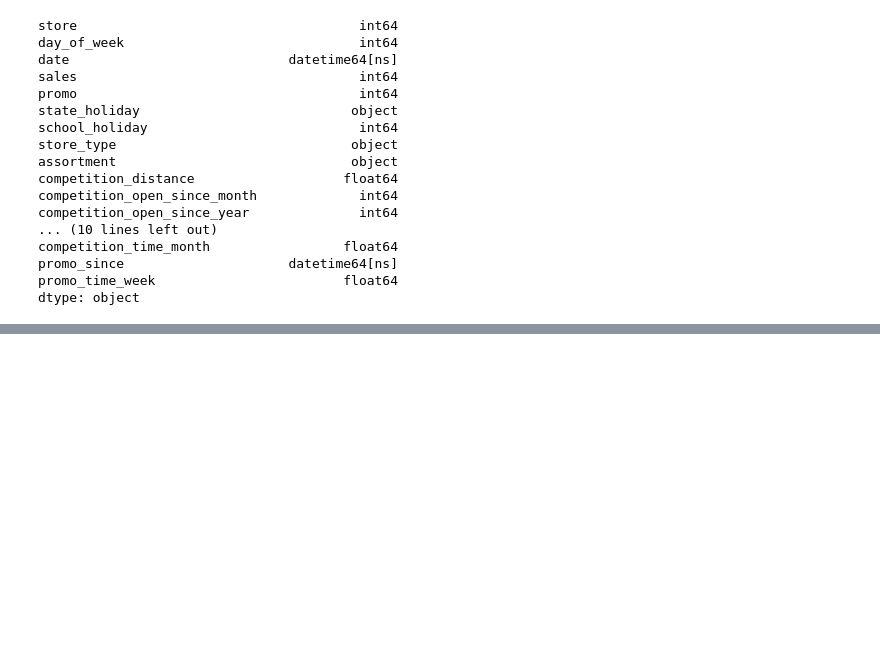
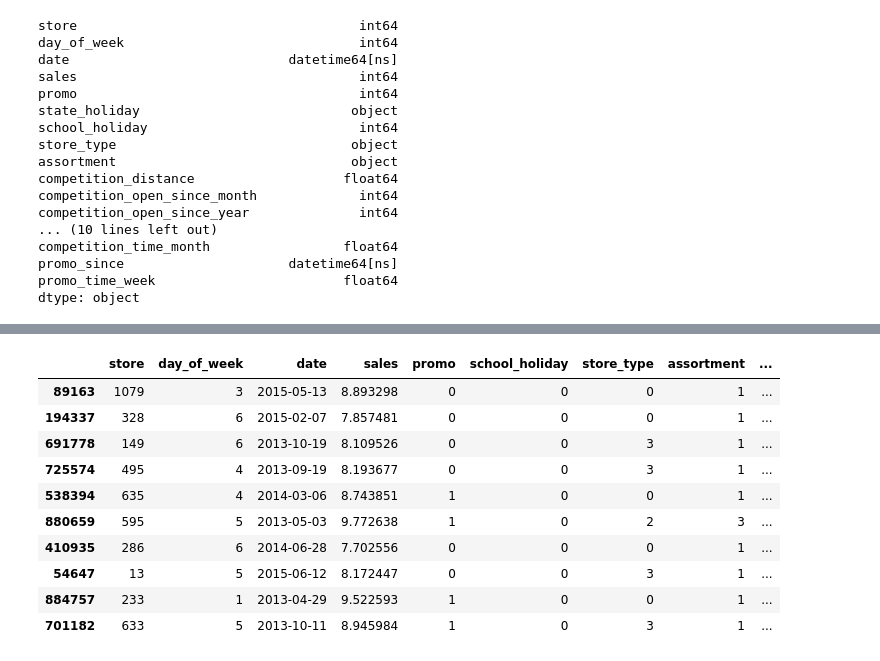
Before and after one commit to celestino-ferraz/DataScience-Em-Producao, a Jupyter notebook: m04_v01_store_sales_prediction.ipynb, the cells around one changed output, grey strips where cells are left out. Saved outputs shown, nothing was run; the diff lists cells and outputs as text; code cells hidden in the pictures; blank space fills up the shorter version.

```diff
--- a/m04_v01_store_sales_prediction.ipynb
+++ b/m04_v01_store_sales_prediction.ipynb
@@ -619,0 +945,31 @@ c.sample(5)
+# %%
+# day_of_week
+df5['day_of_week_sin'] = df5['day_of_week'].apply(lambda x: np.sin(x * (2. * np.pi/7) ) )
+df5['day_of_week_cos'] = df5['day_of_week'].apply(lambda x: np.cos(x * (2. * np.pi/7) ) )
+
+
+# week_of_year
+df5['week_of_year_sin'] = df5['week_of_year'].apply(lambda x: np.sin(x * (2. * np.pi/52) ) )
+df5['week_of_year_cos'] = df5['week_of_year'].apply(lambda x: np.cos(x * (2. * np.pi/52) ) )
+
+# month
+df5['month_sin'] = df5['month'].apply(lambda x: np.sin(x * (2. * np.pi/12) ) )
+df5['month_cos'] = df5['month'].apply(lambda x: np.cos(x * (2. * np.pi/12) ) )
+
+# day
+df5['day_sin'] = df5['day'].apply(lambda x: np.sin(x * (2. * np.pi/30) ) )
+df5['day_cos'] = df5['day'].apply(lambda x: np.cos(x * (2. * np.pi/30) ) )
+# %%
+df5.sample(10)
+# %% [output]
+|  | store | day_of_week | date | sales | promo | school_holiday | store_type | assortment | ... |
+| 89163 | 1079 | 3 | 2015-05-13 | 8.893298 | 0 | 0 | 0 | 1 | ... |
+| 194337 | 328 | 6 | 2015-02-07 | 7.857481 | 0 | 0 | 0 | 1 | ... |
+| 691778 | 149 | 6 | 2013-10-19 | 8.109526 | 0 | 0 | 3 | 1 | ... |
+| 725574 | 495 | 4 | 2013-09-19 | 8.193677 | 0 | 0 | 3 | 1 | ... |
+| 538394 | 635 | 4 | 2014-03-06 | 8.743851 | 1 | 0 | 0 | 1 | ... |
+| 880659 | 595 | 5 | 2013-05-03 | 9.772638 | 1 | 0 | 2 | 3 | ... |
+| 410935 | 286 | 6 | 2014-06-28 | 7.702556 | 0 | 0 | 0 | 1 | ... |
+| 54647 | 13 | 5 | 2015-06-12 | 8.172447 | 0 | 0 | 3 | 1 | ... |
+| 884757 | 233 | 1 | 2013-04-29 | 9.522593 | 1 | 0 | 0 | 1 | ... |
+| 701182 | 633 | 5 | 2013-10-11 | 8.945984 | 1 | 0 | 3 | 1 | ... |
```
Also changed, not shown: parts of 57 cells of this notebook.
